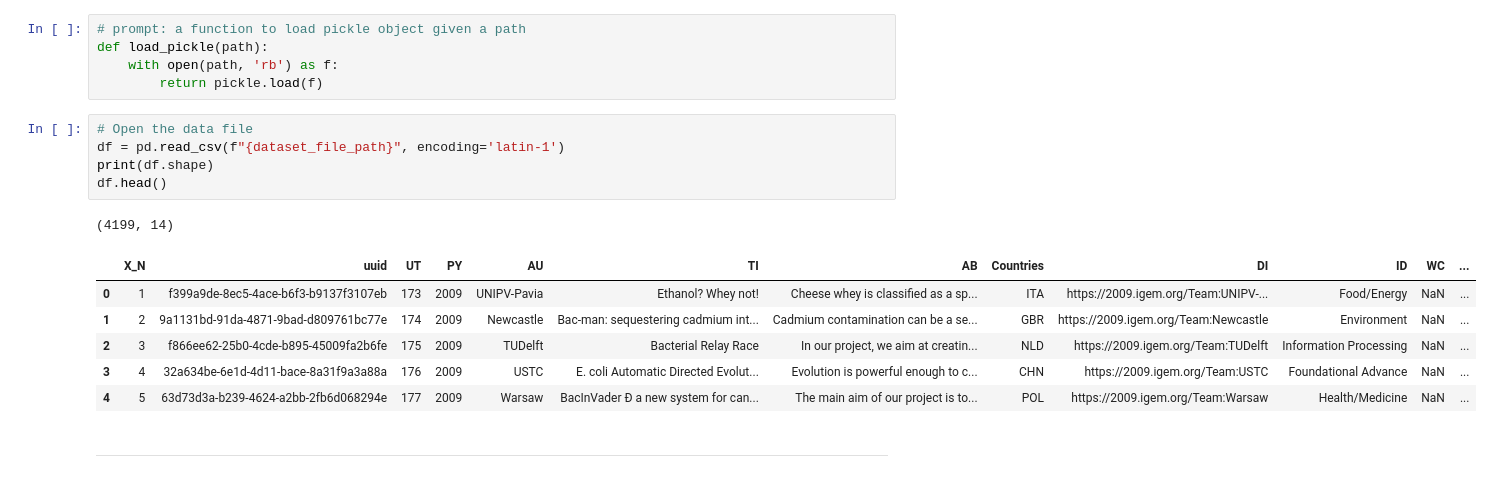
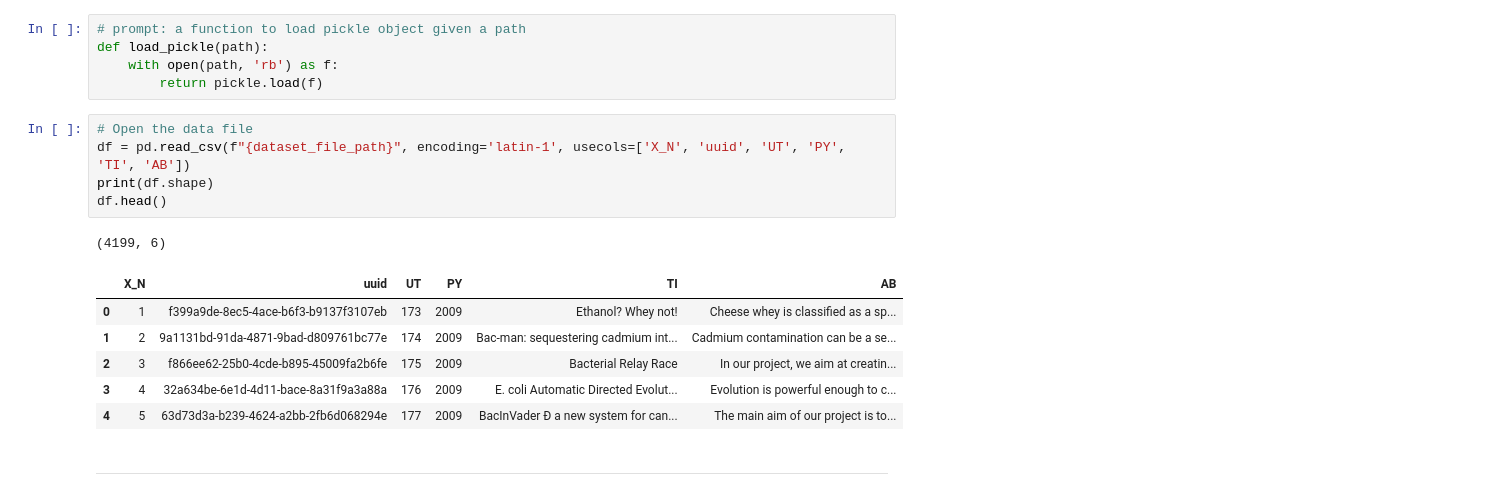
Before and after one commit to cristianmejia00/clustering, a Jupyter notebook: zzz_archive/Topic_Models_using_BERTopic_TOPIC_MODEL_20250804.ipynb, the cells around one changed output. Drawn from its saved outputs; the diff is of its cells as text.

```diff
--- a/Topic_Models_using_BERTopic_TOPIC_MODEL_20250804.ipynb
+++ b/zzz_archive/Topic_Models_using_BERTopic_TOPIC_MODEL_20250804.ipynb
@@ -117,17 +99,17 @@ def load_pickle(path):
         return pickle.load(f)
 # %%
 # Open the data file
-df = pd.read_csv(f"{dataset_file_path}", encoding='latin-1')
+df = pd.read_csv(f"{dataset_file_path}", encoding='latin-1', usecols=['X_N', 'uuid', 'UT', 'PY', 'TI', 'AB'])
 print(df.shape)
 df.head()
 # %% [output]
-(4199, 14)
+(4199, 6)
-|  | X_N | uuid | UT | PY | AU | TI | AB | Countries | DI | ID | WC | ... |
-| 0 | 1 | f399a9de-8ec5-4ace-b6f3-b9137f3107eb | 173 | 2009 | UNIPV-Pavia | Ethanol? Whey not! | Cheese whey is classified as a sp... | ITA | https://2009.igem.org/Team:UNIPV-... | Food/Energy | NaN | ... |
-| 1 | 2 | 9a1131bd-91da-4871-9bad-d809761bc77e | 174 | 2009 | Newcastle | Bac-man: sequestering cadmium int... | Cadmium contamination can be a se... | GBR | https://2009.igem.org/Team:Newcastle | Environment | NaN | ... |
-| 2 | 3 | f866ee62-25b0-4cde-b895-45009fa2b6fe | 175 | 2009 | TUDelft | Bacterial Relay Race | In our project, we aim at creatin... | NLD | https://2009.igem.org/Team:TUDelft | Information Processing | NaN | ... |
-| 3 | 4 | 32a634be-6e1d-4d11-bace-8a31f9a3a88a | 176 | 2009 | USTC | E. coli Automatic Directed Evolut... | Evolution is powerful enough to c... | CHN | https://2009.igem.org/Team:USTC | Foundational Advance | NaN | ... |
-| 4 | 5 | 63d73d3a-b239-4624-a2bb-2fb6d068294e | 177 | 2009 | Warsaw | BacInVader Ð a new system for can... | The main aim of our project is to... | POL | https://2009.igem.org/Team:Warsaw | Health/Medicine | NaN | ... |
+|  | X_N | uuid | UT | PY | TI | AB |
+| 0 | 1 | f399a9de-8ec5-4ace-b6f3-b9137f3107eb | 173 | 2009 | Ethanol? Whey not! | Cheese whey is classified as a sp... |
+| 1 | 2 | 9a1131bd-91da-4871-9bad-d809761bc77e | 174 | 2009 | Bac-man: sequestering cadmium int... | Cadmium contamination can be a se... |
+| 2 | 3 | f866ee62-25b0-4cde-b895-45009fa2b6fe | 175 | 2009 | Bacterial Relay Race | In our project, we aim at creatin... |
+| 3 | 4 | 32a634be-6e1d-4d11-bace-8a31f9a3a88a | 176 | 2009 | E. coli Automatic Directed Evolut... | Evolution is powerful enough to c... |
+| 4 | 5 | 63d73d3a-b239-4624-a2bb-2fb6d068294e | 177 | 2009 | BacInVader Ð a new system for can... | The main aim of our project is to... |
 # %% [markdown]
 
 
```
Also changed, not shown: parts of 40 cells of this notebook, 32 other files.
